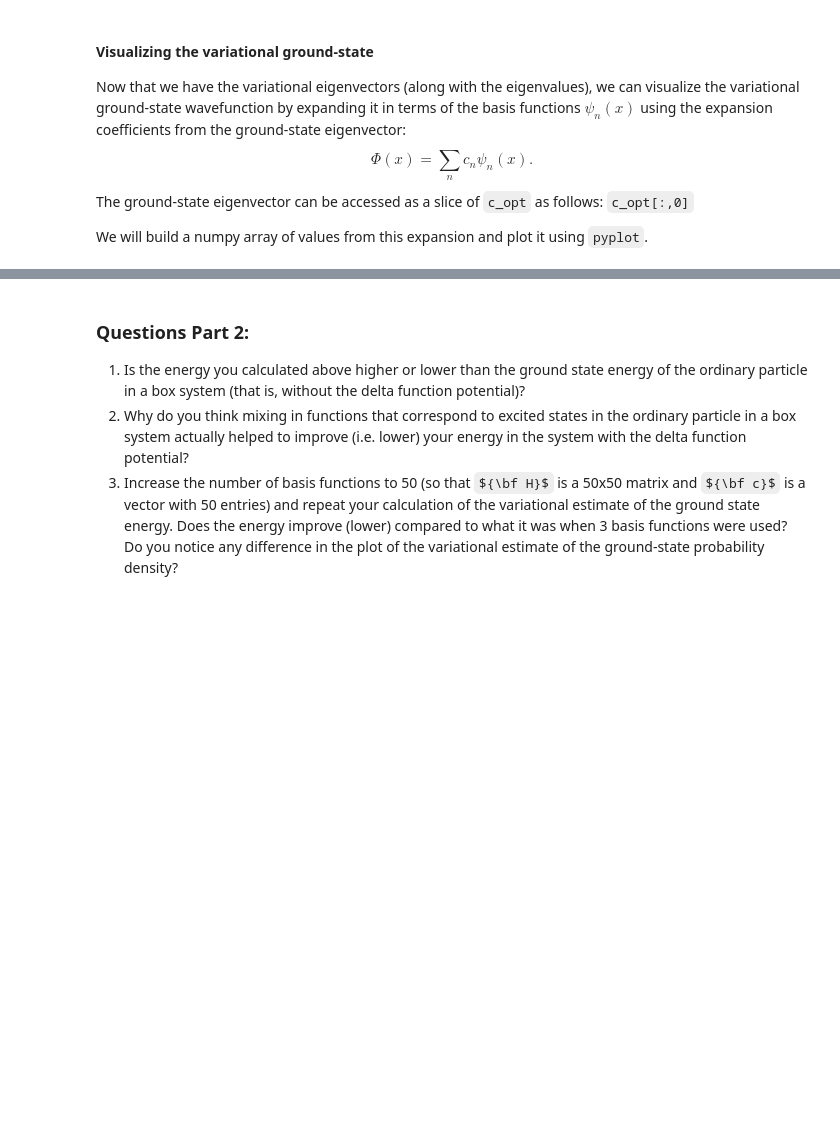
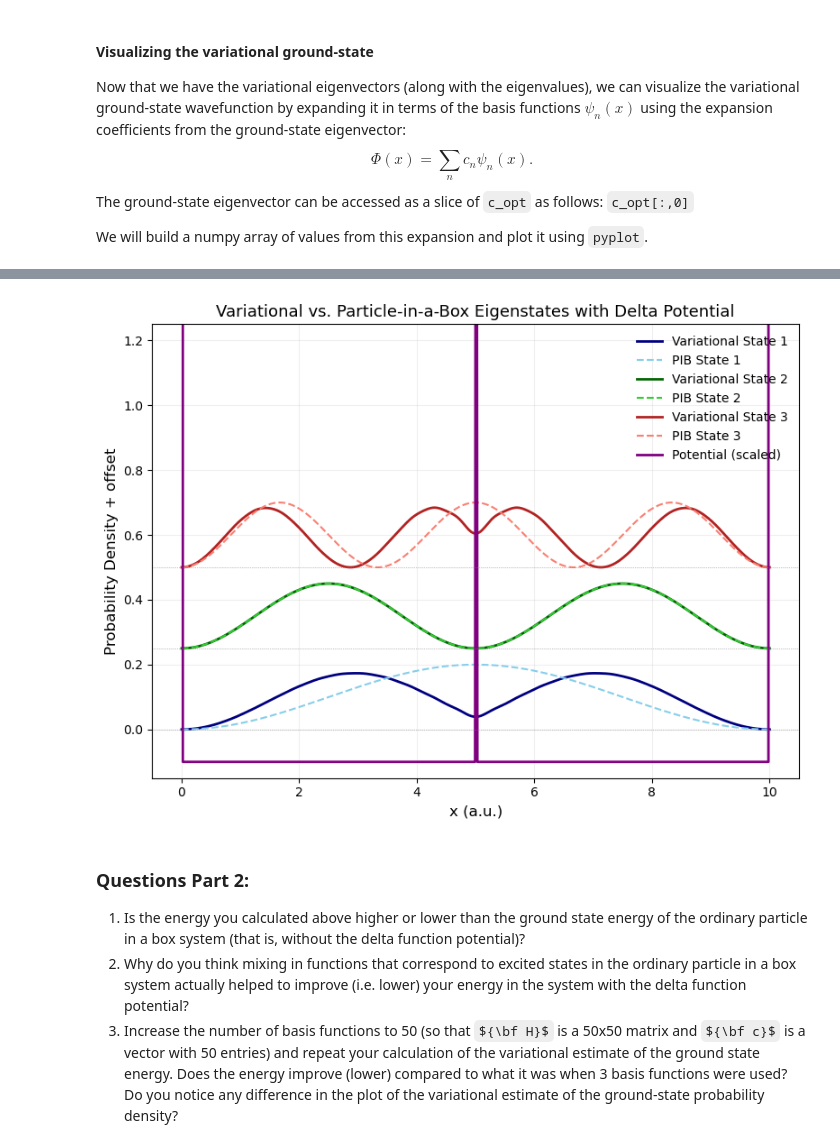
Before and after one commit to FoleyLab/chem3141-book, a Jupyter notebook: _sources/content/computational_sets/linear_variational_method.ipynb, the cells around one changed output, grey strips where cells are left out. Cells and saved outputs as stored; diff of their text form; code cells hidden in the pictures; some formulas as TeX source; blank space fills up the shorter version.

```diff
--- a/_sources/content/computational_sets/linear_variational_method.ipynb
+++ b/_sources/content/computational_sets/linear_variational_method.ipynb
@@ -345,3 +406,60 @@ plt.legend()
+# %%
+import matplotlib.pyplot as plt
+
+# Define number of plotted states
+n_plot = 3  # ground + 2 excited
+
+# Initialize an array to hold the reconstructed variational eigenfunctions
+Phi_var = np.zeros((n_plot, len(x)))
+
+# Build each variational eigenfunction as a linear combination of basis functions
+for state_index in range(n_plot):
+    for i in range(n_basis):
+        n = i + 1
+        Phi_var[state_index] += c_opt[i, state_index] * energy_eigenfunction(n, 10, x)
+
+# Normalize each variational state (optional, for visual consistency)
+Phi_var /= np.sqrt(np.trapz(Phi_var**2, x, axis=1))[:, np.newaxis]
+
+# Compute unperturbed particle-in-a-box states for comparison
+Phi_pib = np.array([energy_eigenfunction(n, 10, x) for n in range(1, n_plot + 1)])
+
+# Scale potential and add vertical offset so it fits nicely on the same axes
+V_scaled = (V - np.min(V)) / (np.max(V) - np.min(V)) * 100.0  # normalized to small vertical scale
+
+# --- Plot setup ---
+plt.figure(figsize=(8, 6))
+
+colors_var = ["navy", "darkgreen", "firebrick"]
+colors_pib = ["skyblue", "limegreen", "salmon"]
+
+for i in range(n_plot):
+    offset = i * 0.25  # vertical offset for readability
+    # Variational probability density
+    plt.plot(x, Phi_var[i]**2 + offset, color=colors_var[i], lw=2,
+             label=f"Variational State {i+1}")
+    # PIB probability density
+    plt.plot(x, Phi_pib[i]**2 + offset, color=colors_pib[i], ls="--",
+             label=f"PIB State {i+1}")
+
+# Plot scaled potential (offset slightly below ground state)
+plt.plot(x, V_scaled - 0.1, color="purple", lw=2, label="Potential (scaled)")
+
+# Annotate energy level guide lines (optional)
+for i in range(n_plot):
+    plt.axhline(y=i * 0.25, color="gray", lw=0.5, ls=":")
+
+# --- Formatting ---
+plt.title("Variational vs. Particle-in-a-Box Eigenstates with Delta Potential", fontsize=13)
+plt.xlabel("x (a.u.)", fontsize=12)
+plt.ylabel("Probability Density + offset", fontsize=12)
+plt.ylim(-0.15, 0.25 * n_plot + 0.5)
+plt.legend(loc="upper right", frameon=False)
+plt.grid(alpha=0.2)
+plt.tight_layout()
+plt.show()
+# %% [output]
+[figure, added]
 # %% [markdown]
 ### Questions Part 2:
 1.  Is the energy you calculated above higher or lower than the ground state energy of the ordinary particle in a box system (that is, without the delta function potential)?
```
Also changed, not shown: parts of 9 cells of this notebook, 16 other files.
